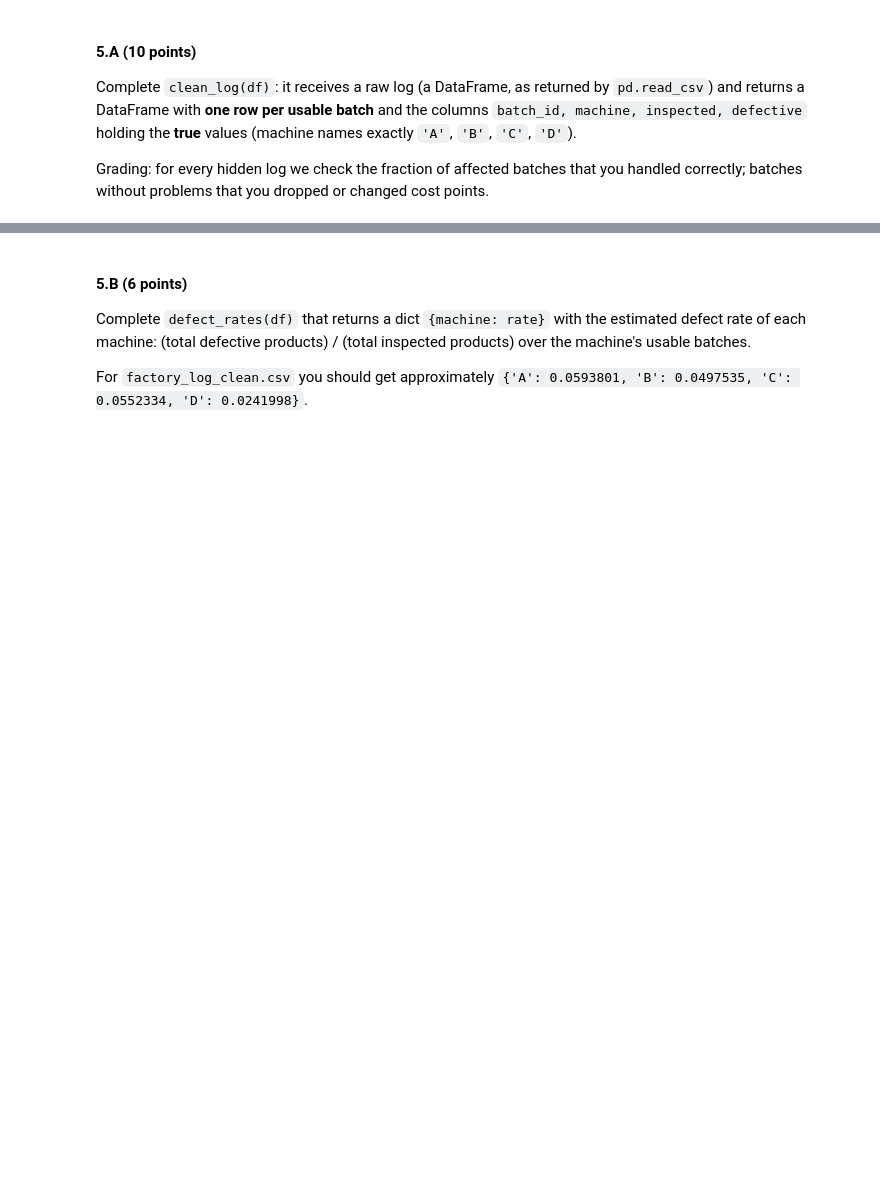
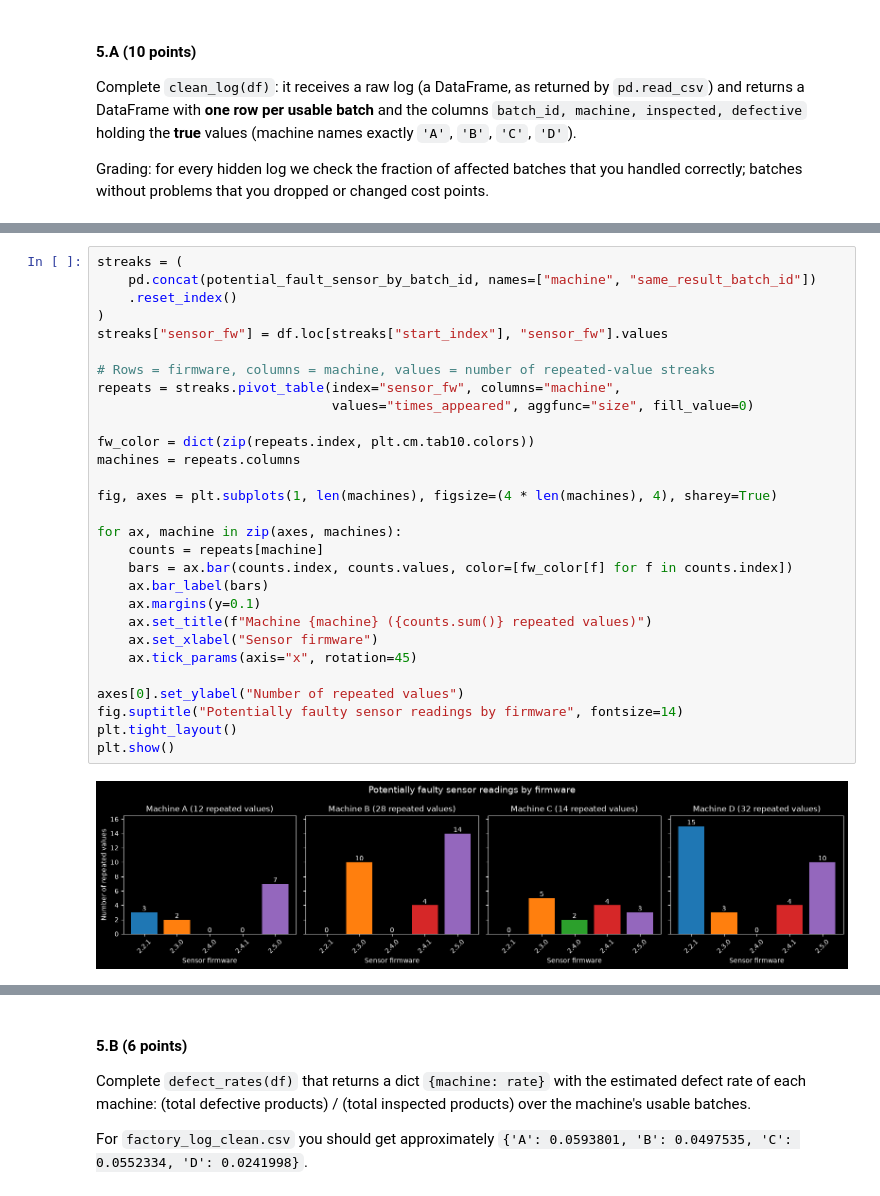
Before and after one commit to DanielKatzav/StatisticsAndData_HW1, a Jupyter notebook: HW1.ipynb, the cells around one changed output, grey strips where cells are left out. Drawn from its saved outputs; the diff is of its cells as text; blank space fills up the shorter version.

```diff
--- a/HW1.ipynb
+++ b/HW1.ipynb
@@ -392,0 +484,31 @@ for machine_name, machine_rows in groups:
+# %%
+streaks = (
+    pd.concat(potential_fault_sensor_by_batch_id, names=["machine", "same_result_batch_id"])
+    .reset_index()
+)
+streaks["sensor_fw"] = df.loc[streaks["start_index"], "sensor_fw"].values
+
+# Rows = firmware, columns = machine, values = number of repeated-value streaks
+repeats = streaks.pivot_table(index="sensor_fw", columns="machine",
+                              values="times_appeared", aggfunc="size", fill_value=0)
+
+fw_color = dict(zip(repeats.index, plt.cm.tab10.colors))
+machines = repeats.columns
+
+fig, axes = plt.subplots(1, len(machines), figsize=(4 * len(machines), 4), sharey=True)
+
+for ax, machine in zip(axes, machines):
+    counts = repeats[machine]
+    bars = ax.bar(counts.index, counts.values, color=[fw_color[f] for f in counts.index])
+    ax.bar_label(bars)
+    ax.margins(y=0.1)
+    ax.set_title(f"Machine {machine} ({counts.sum()} repeated values)")
+    ax.set_xlabel("Sensor firmware")
+    ax.tick_params(axis="x", rotation=45)
+
+axes[0].set_ylabel("Number of repeated values")
+fig.suptitle("Potentially faulty sensor readings by firmware", fontsize=14)
+plt.tight_layout()
+plt.show()
+# %% [output]
+[figure, added]
```
Also changed, not shown: parts of 27 cells of this notebook, 1 other file.
